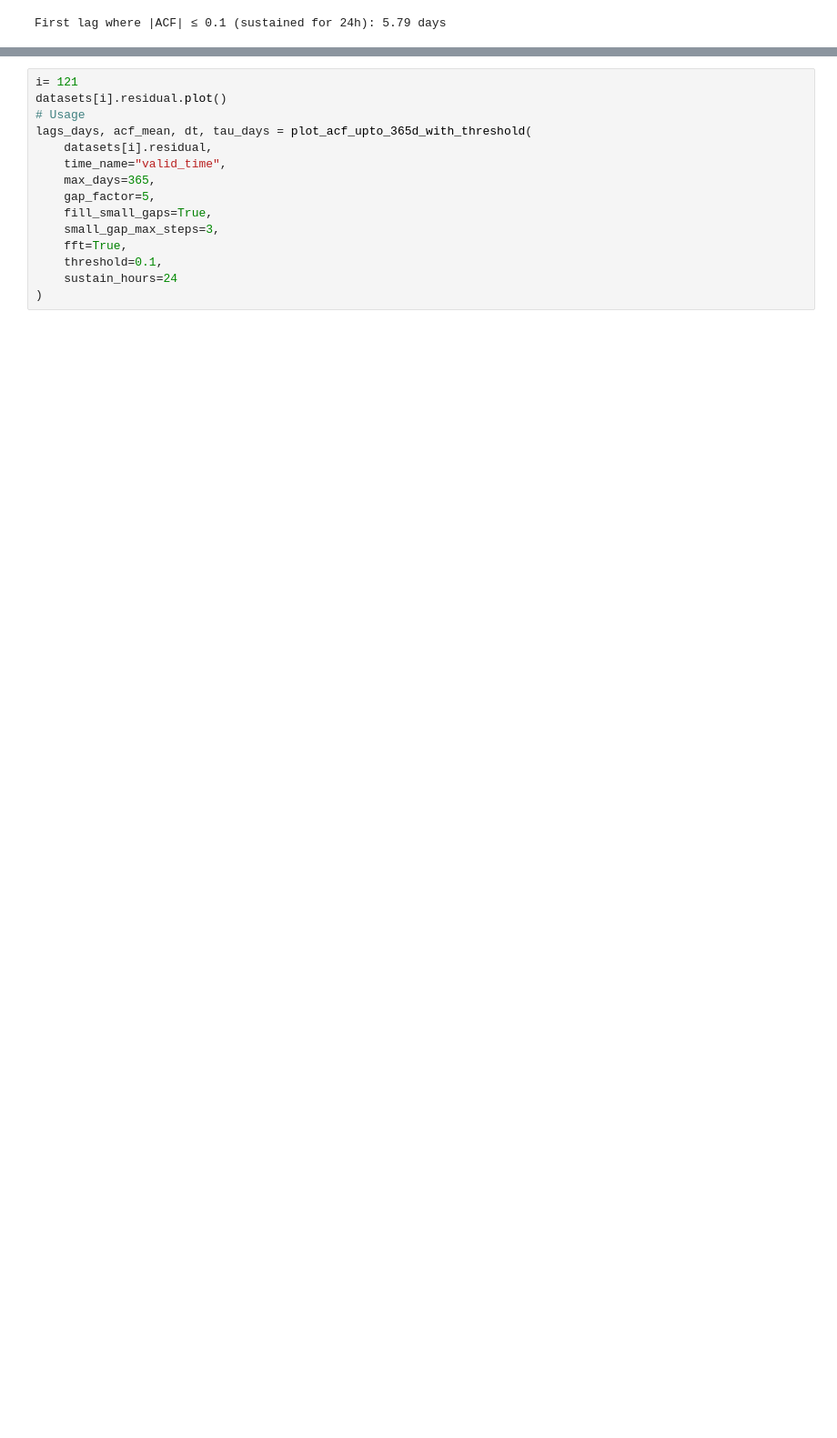
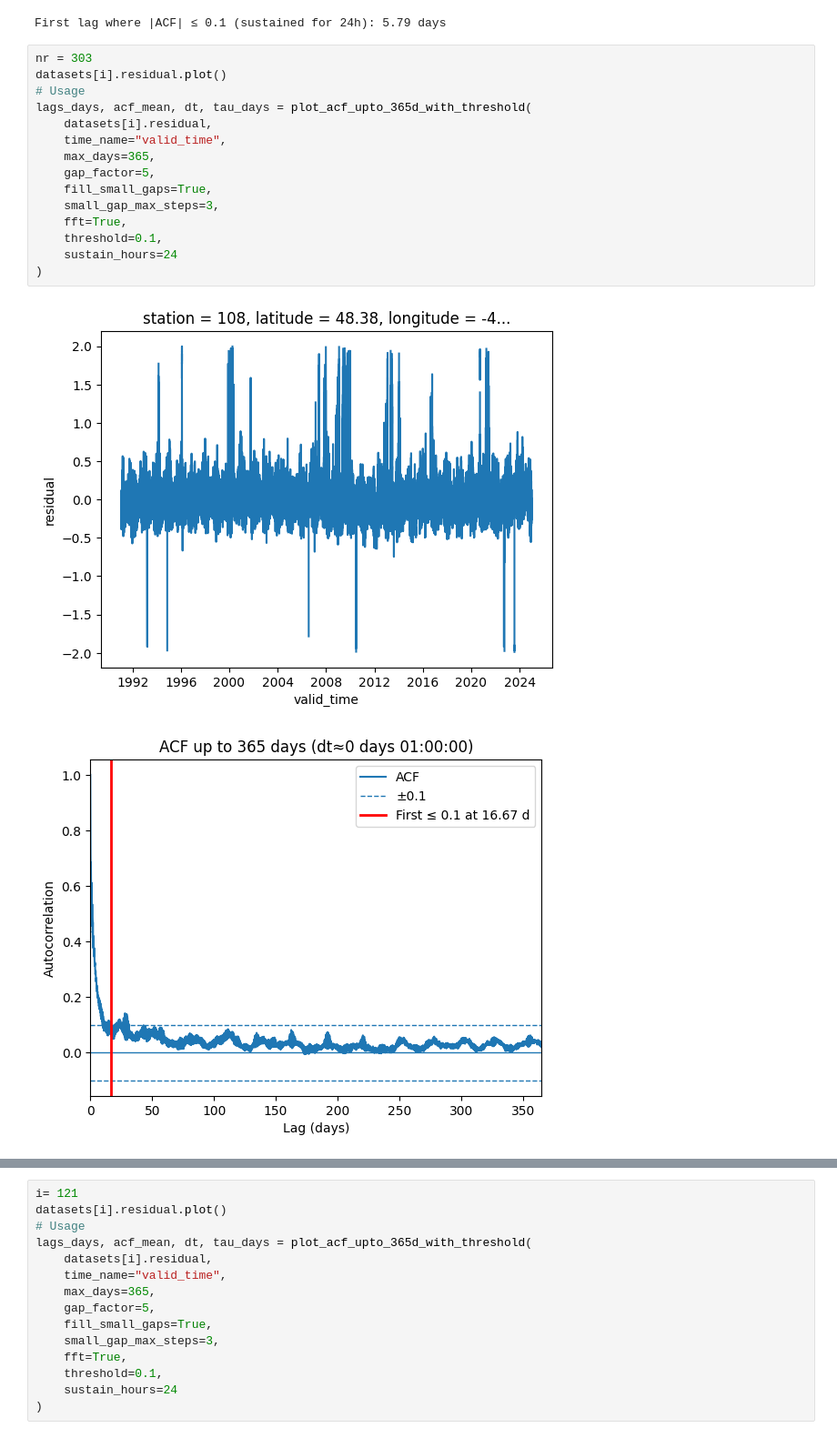
Before and after one commit to lisanneblok/ESL, a Jupyter notebook: notebooks/4_independce/autocorrelation_basin.ipynb, the cells around one changed output, grey strips where cells are left out. Shown at 91% size. Cells and saved outputs as stored; diff of their text form; blank space fills up the shorter version.

```diff
--- a/notebooks/4_independce/autocorrelation_basin.ipynb
+++ b/notebooks/4_independce/autocorrelation_basin.ipynb
@@ -282,3 +282,21 @@ lags_days, acf_mean, dt, tau_days = plot_acf_upto_365d_with_threshold(
 [figure]
 [figure]
 First lag where |ACF| ≤ 0.1 (sustained for 24h): 5.79 days
+# %%
+nr = 303
+datasets[i].residual.plot()
+# Usage
+lags_days, acf_mean, dt, tau_days = plot_acf_upto_365d_with_threshold(
+    datasets[i].residual,
+    time_name="valid_time",
+    max_days=365,
+    gap_factor=5,
+    fill_small_gaps=True,
+    small_gap_max_steps=3,
+    fft=True,
+    threshold=0.1,
+    sustain_hours=24
+)
+# %% [output]
+[figure, added]
+[figure, added]
```
Also changed, not shown: parts of 7 cells of this notebook, 42 other files.
